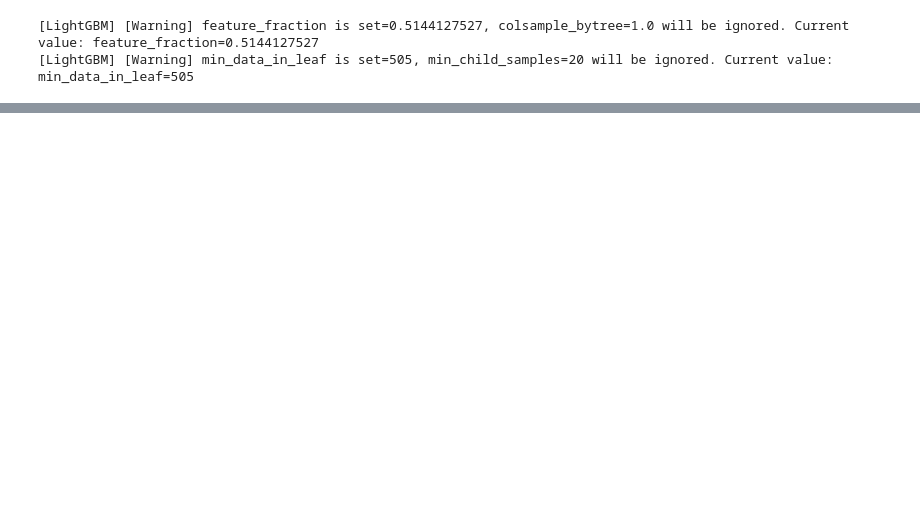
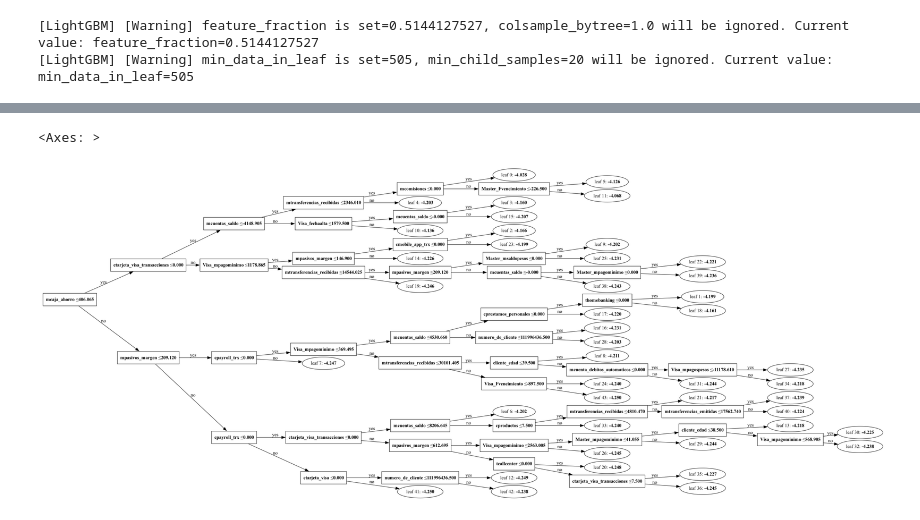
Before and after one commit to itba-fcastaneda/dm2023b, a Jupyter notebook: src/python/ligthgbm.ipynb, the cells around one changed output, grey strips where cells are left out. Saved outputs shown, nothing was run; the diff lists cells and outputs as text; code cells hidden in the pictures; blank space fills up the shorter version.

```diff
--- a/src/python/ligthgbm.ipynb
+++ b/src/python/ligthgbm.ipynb
@@ -91,0 +110,5 @@ lgm.plot_importance(model)
+# %%
+lgm.plot_tree(model,figsize=(30,40))
+# %% [output]
+<Axes: >
+[figure, added]
```
Also changed, not shown: parts of 4 cells of this notebook, 1 other file.
